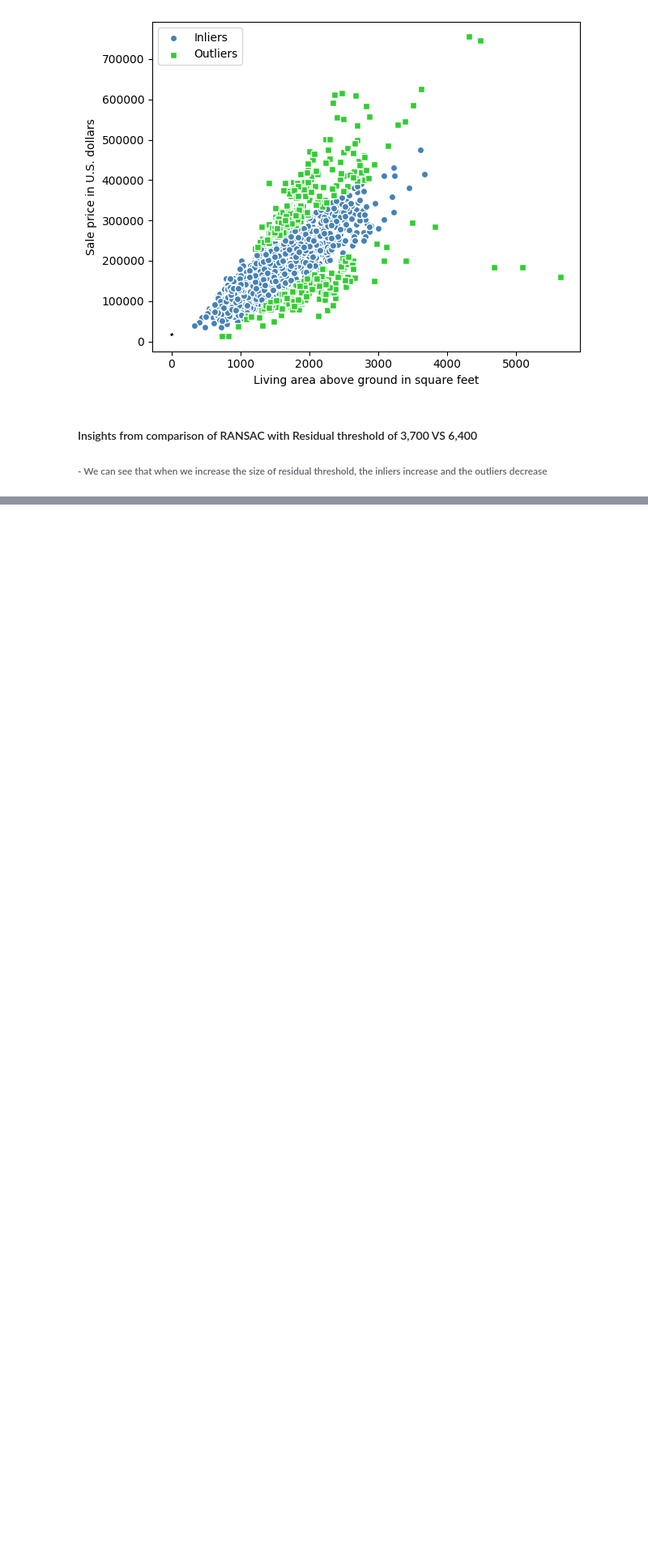
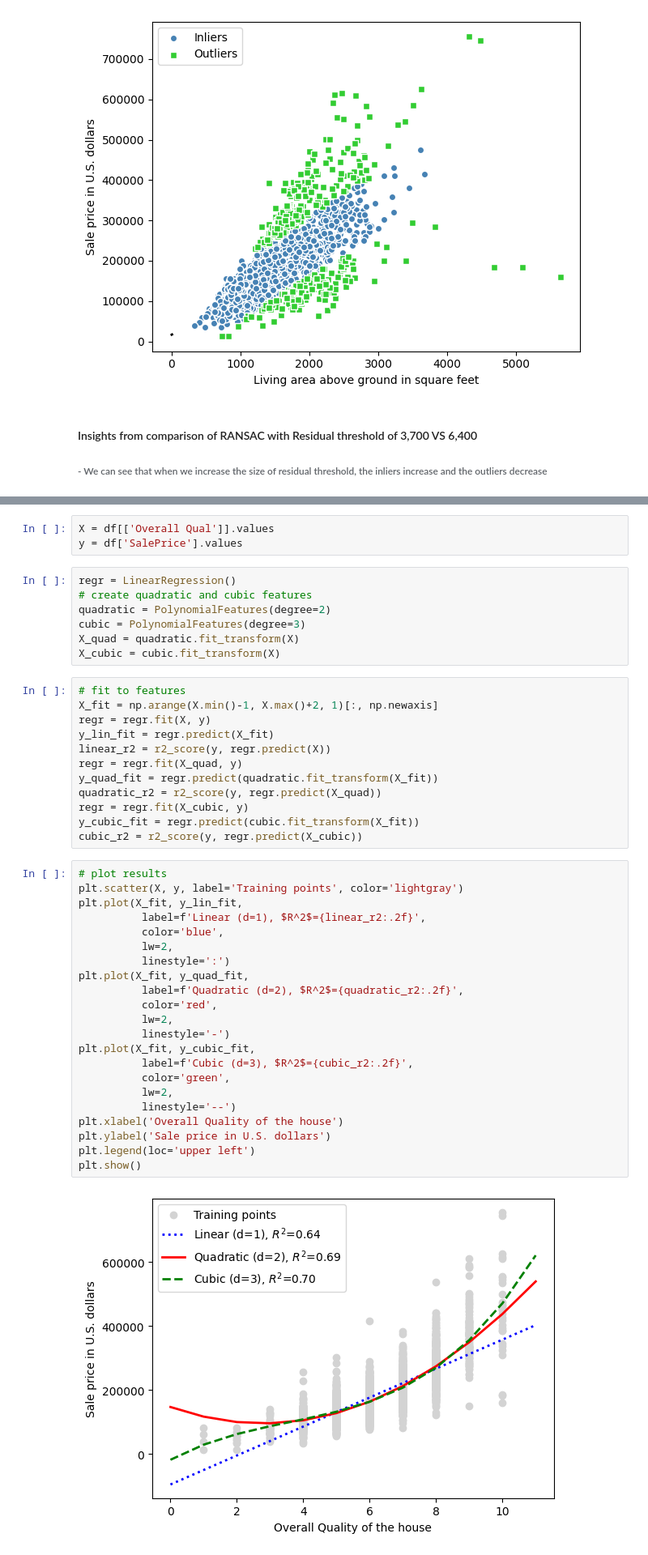
Before and after one commit to tettehosabutey49/Linear_Regression_from_scratch, a Jupyter notebook: linearregression.ipynb, the cells around one changed output, grey strips where cells are left out. Shown at 81% size. Saved outputs shown, nothing was run; the diff lists cells and outputs as text; blank space fills up the shorter version.

Commit message:
Linear, quadratic and Cubic fit comparison

```diff
--- a/linearregression.ipynb
+++ b/linearregression.ipynb
@@ -229,0 +235,46 @@ plt.tight_layout()
+# %%
+X = df[['Overall Qual']].values
+y = df['SalePrice'].values
+# %%
+regr = LinearRegression()
+# create quadratic and cubic features
+quadratic = PolynomialFeatures(degree=2)
+cubic = PolynomialFeatures(degree=3)
+X_quad = quadratic.fit_transform(X)
+X_cubic = cubic.fit_transform(X)
+# %%
+# fit to features
+X_fit = np.arange(X.min()-1, X.max()+2, 1)[:, np.newaxis]
+regr = regr.fit(X, y)
+y_lin_fit = regr.predict(X_fit)
+linear_r2 = r2_score(y, regr.predict(X))
+regr = regr.fit(X_quad, y)
+y_quad_fit = regr.predict(quadratic.fit_transform(X_fit))
+quadratic_r2 = r2_score(y, regr.predict(X_quad))
+regr = regr.fit(X_cubic, y)
+y_cubic_fit = regr.predict(cubic.fit_transform(X_fit))
+cubic_r2 = r2_score(y, regr.predict(X_cubic))
+# %%
+# plot results
+plt.scatter(X, y, label='Training points', color='lightgray')
+plt.plot(X_fit, y_lin_fit,
+          label=f'Linear (d=1), $R^2$={linear_r2:.2f}',
+          color='blue',
+          lw=2,
+          linestyle=':')
+plt.plot(X_fit, y_quad_fit,
+          label=f'Quadratic (d=2), $R^2$={quadratic_r2:.2f}',
+          color='red',
+          lw=2,
+          linestyle='-')
+plt.plot(X_fit, y_cubic_fit,
+          label=f'Cubic (d=3), $R^2$={cubic_r2:.2f}',
+          color='green',
+          lw=2,
+          linestyle='--')
+plt.xlabel('Overall Quality of the house')
+plt.ylabel('Sale price in U.S. dollars')
+plt.legend(loc='upper left')
+plt.show()
+# %% [output]
+[figure, added]
```
Also changed, not shown: parts of 3 cells of this notebook.
